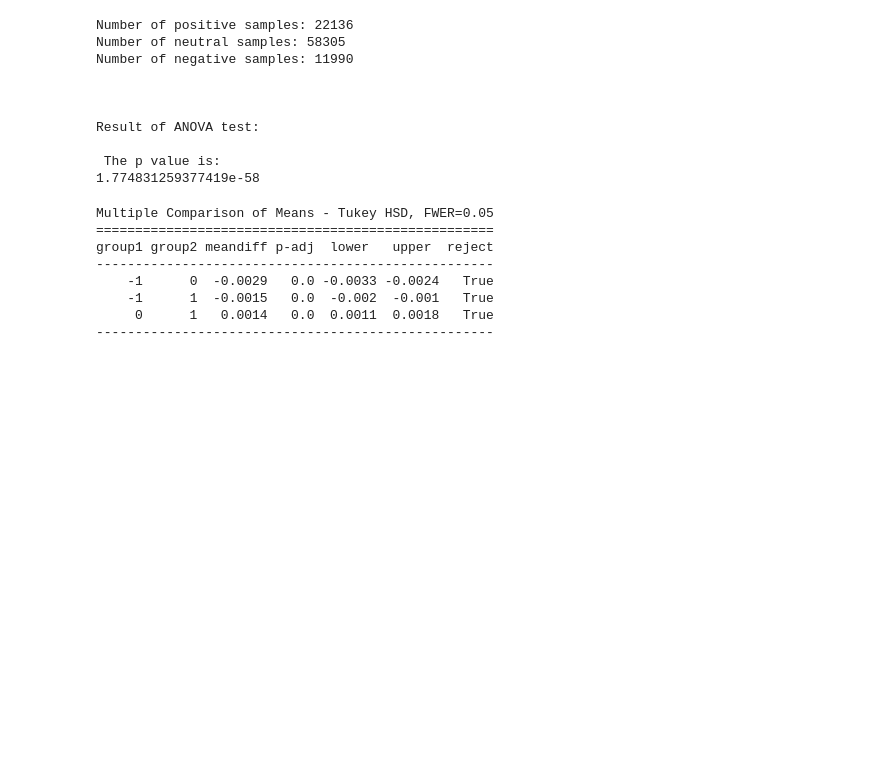
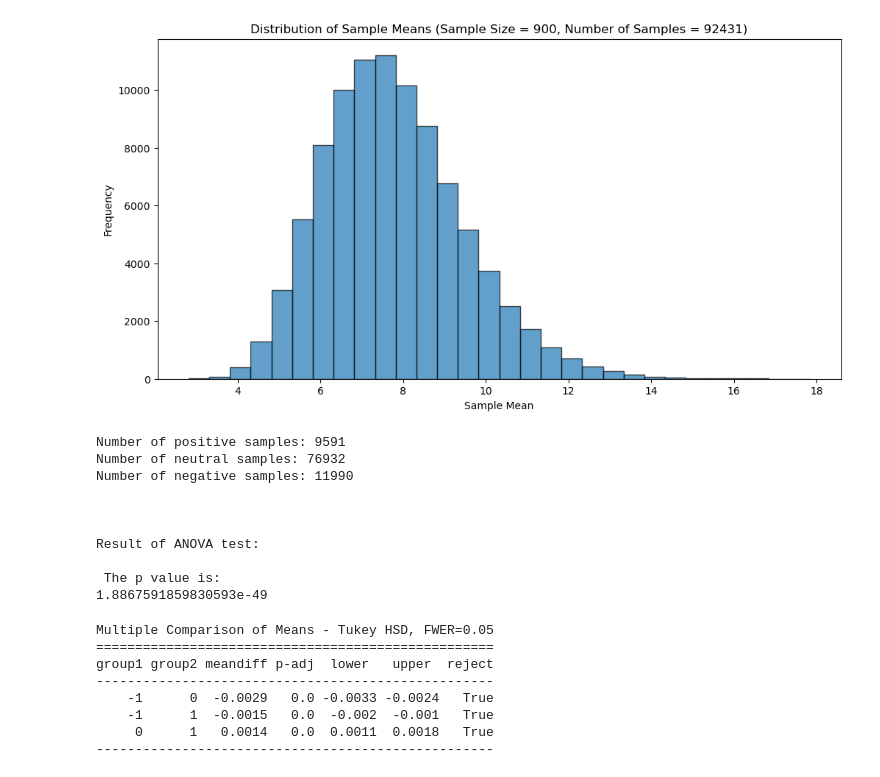
Before and after one commit to gli-i/reddit-data-analysis, a Jupyter notebook: stats_tests.ipynb, the cells around one changed output. Cells and saved outputs as stored; diff of their text form; code cells hidden in the pictures; blank space fills up the shorter version.

```diff
--- a/stats_tests.ipynb
+++ b/stats_tests.ipynb
@@ -10,10 +96,29 @@ submissions_df = pd.read_csv("submissions.csv", lineterminator='\n')
+# %%
+#apply CLT to the comment based populairty scores
+sample_size = 900
+num_samples= submissions_linked_df.shape[0]
+#some observations will be included in multiple samples, but this will give a more nice normal distribution
+
+sample_means = applyCLT(submissions_linked_df['comment_based_popularity_score'], sample_size
+                        ,num_samples)
+
+submissions_linked_df['comment_based_popularity_score_CLT'] = sample_means
+plt.figure(figsize=(12, 6))
+plt.hist(sample_means, bins=30, edgecolor='k', alpha=0.7)
+plt.title(f'Distribution of Sample Means (Sample Size = {sample_size}, Number of Samples = {num_samples})')
+plt.xlabel('Sample Mean')
+plt.ylabel('Frequency')
+plt.show()
+# %% [output]
+[figure, added]
 # %%
+#get the three groups
+positive_popularity = submissions_linked_df[submissions_linked_df['sentiment_nltk']>=0.5]['scaled_popularity_score']
+neutral_condition = (submissions_linked_df['sentiment_nltk'] > -0.5) & (submissions_linked_df['sentiment_nltk'] < 0.5)
 
-#get the three groups
-positive_popularity = submissions_df[submissions_df['sentiment'] == 1]['scaled_popularity_score']
-neutral_popularity = submissions_df[submissions_df['sentiment'] == 0]['scaled_popularity_score']
-negative_popularity = submissions_df[submissions_df['sentiment'] == -1]['scaled_popularity_score']
 
+neutral_popularity = submissions_linked_df.loc[neutral_condition, 'scaled_popularity_score']
+negative_popularity = submissions_linked_df[submissions_linked_df['sentiment'] <=-0.5]['scaled_popularity_score']
 
 #we can assume normally distributed data based on teh number of samples here
 
@@ -27,8 +132,8 @@ print("Result of ANOVA test: \n\n The p value is: ")
 
 print(stats.f_oneway(positive_popularity, neutral_popularity, negative_popularity).pvalue)
 # %% [output]
-Number of positive samples: 22136
-Number of neutral samples: 58305
+Number of positive samples: 9591
+Number of neutral samples: 76932
 Number of negative samples: 11990
 
 
@@ -36,6 +141,6 @@ Number of negative samples: 11990
 Result of ANOVA test:
 
  The p value is:
-1.774831259377419e-58
+1.8867591859830593e-49
 # %%
 #since the p value is very small, we can do the tukey test to see which means are different
```
Also changed, not shown: parts of 19 cells of this notebook.
